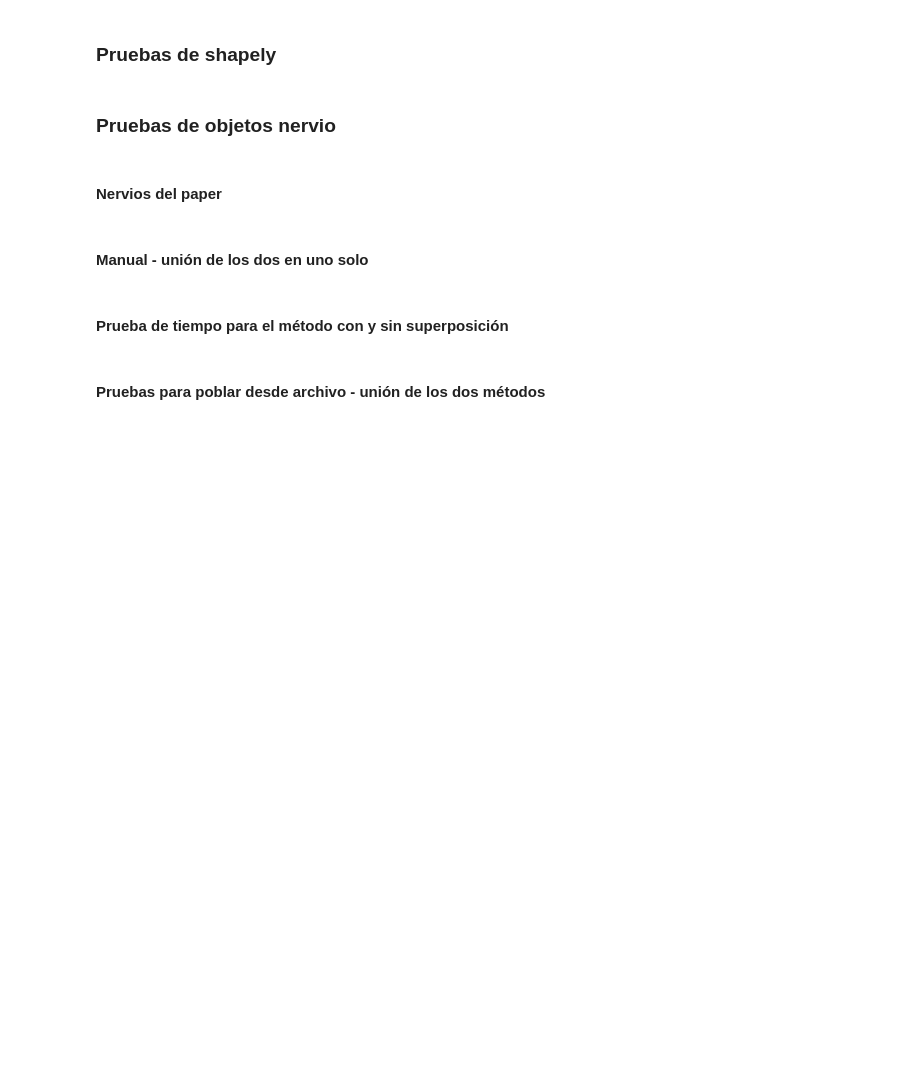
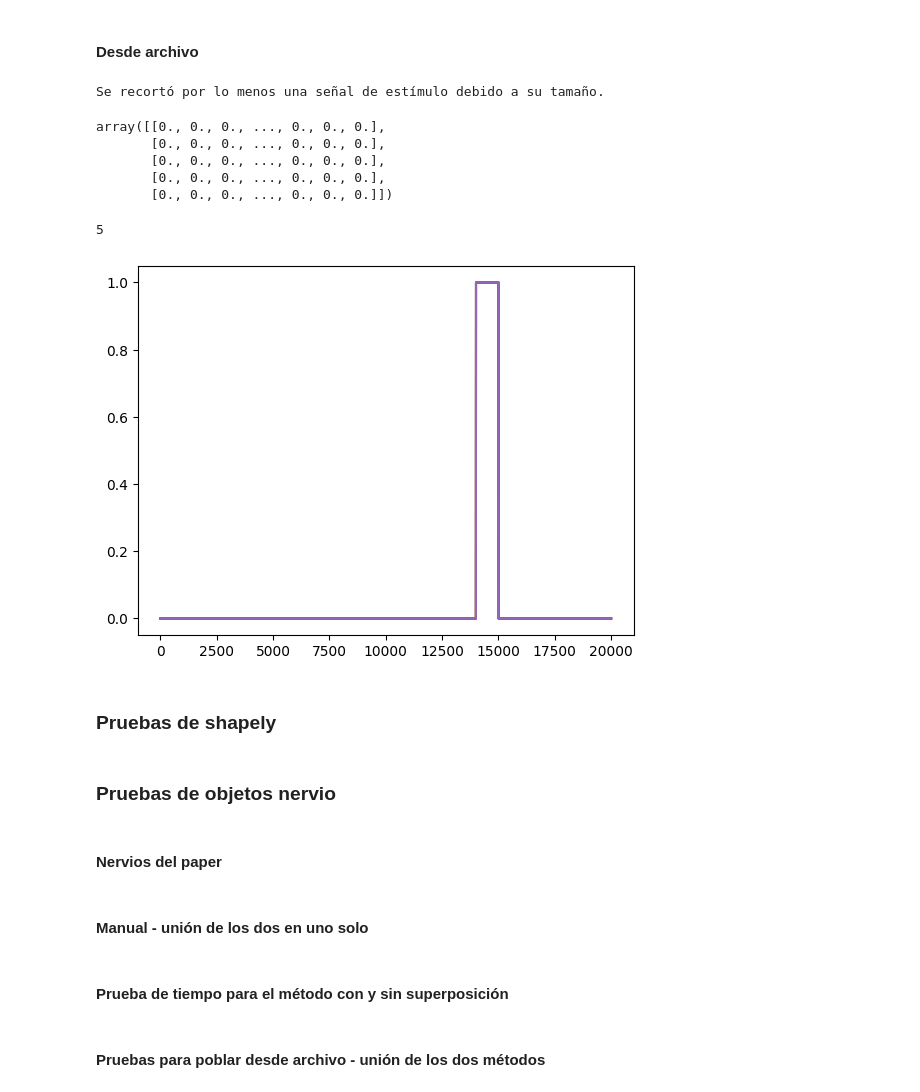
Before and after one commit to rmserra/proyecto-de-graduacion, a Jupyter notebook: modelo_poo.ipynb, the cells around one changed output. Drawn from its saved outputs; the diff is of its cells as text; code cells hidden in the pictures; blank space fills up the shorter version.

Commit message:
Creao metodos manual y desde archivo para la clase Estimulador

```diff
--- a/modelo_poo.ipynb
+++ b/modelo_poo.ipynb
@@ -559,3 +784,36 @@ class Entorno:
+# %%
+b = Estimulador(frec_muestreo=200,tiempo_estimulo=10,num_fibras=5)
+b.estimulo_manual(estimulo = c,tiempo_inicio=5)
+print(b.estimulo)
+# %%
+for i in range(len(b.estimulo)):
+    plt.plot(b.estimulo[i])
+plt.show()
+# %% [markdown]
+#### <stan style = "color : orange ">Desde archivo</stan>
+# %%
+d = Estimulador(frec_muestreo=2000,tiempo_estimulo=10,num_fibras=5)
+d.estimulo_desde_archivo(ubicacion_archivo="C:/Users/aguir/Desktop/Prroyecto/python/array.csv",tiempo_inicio=2,tiempo_estimulo=10)
+# %% [output]
+Se recortó por lo menos una señal de estímulo debido a su tamaño.
+# %%
+d.estimulo
+# %% [output]
+array([[0., 0., 0., ..., 0., 0., 0.],
+       [0., 0., 0., ..., 0., 0., 0.],
+       [0., 0., 0., ..., 0., 0., 0.],
+       [0., 0., 0., ..., 0., 0., 0.],
+       [0., 0., 0., ..., 0., 0., 0.]])
+# %%
+len(d.estimulo)
+# %% [output]
+5
+# %%
+for i in range(len(d.estimulo)):
+    plt.plot(d.estimulo[i])
+plt.show()
+# %% [output]
+[figure, added]
 # %% [markdown]
 ### <stan style = "color : cyan ">Pruebas de shapely  </stan>
 # %%
```
Also changed, not shown: parts of 11 cells of this notebook, 2 other files.
